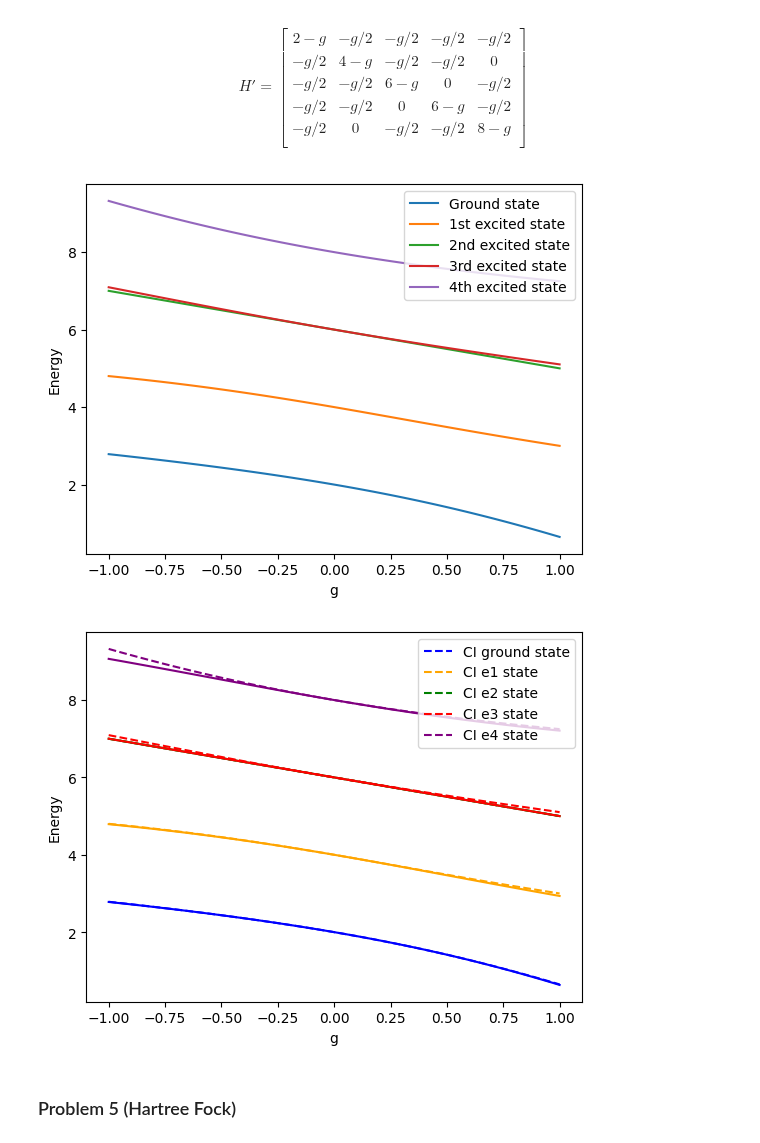
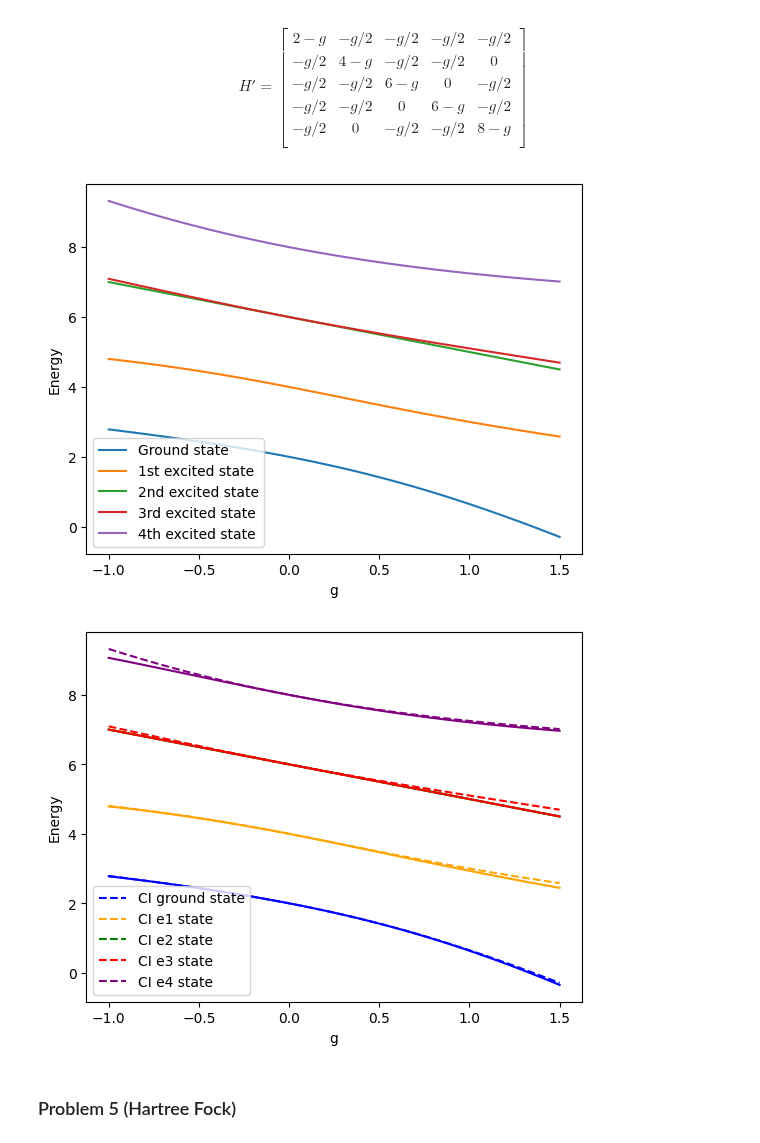
Before and after one commit to Daniel-Haas-B/quantum_many_body, a Jupyter notebook: midterm2/pset2.ipynb, the cells around one changed output. Saved outputs shown, nothing was run; the diff lists cells and outputs as text; code cells hidden in the pictures.

```diff
--- a/midterm2/pset2.ipynb
+++ b/midterm2/pset2.ipynb
@@ -40,7 +40,7 @@ fci_e3_energy = []
 fci_e4_energy = []
 fci_e5_energy = []
 
-g_list  = np.linspace(-1, 1, 100)
+g_list = np.linspace(-1.0, 1.5, 100)
 for g in g_list:
     H = np.zeros((6,6))
 
@@ -105,7 +105,7 @@ aprox_e2_energy = []
 aprox_e3_energy = []
 aprox_e4_energy = []
 
-g_list  = np.linspace(-1, 1, 100)
+g_list = np.linspace(-1.0, 1.5, 100)
 for g in g_list:
     H = np.zeros((5,5))
 
@@ -122,34 +122,34 @@ for g in g_list:
             if i + j != 5:
                 H[i,j] = -g/2
                 H[j,i] = -g/2
 
     # diagonalise the matrix
     eigvals, _ = jacobi(H)
 
     eigvals = np.sort(eigvals.diagonal())
 
     # save the energy of the states in a list
     aprox_gs_energy.append(eigvals[0])
     aprox_e1_energy.append(eigvals[1])
     aprox_e2_energy.append(eigvals[2])
     aprox_e3_energy.append(eigvals[3])
     aprox_e4_energy.append(eigvals[4])
 
 
 # plot the energies and g
 plt.plot(g_list, aprox_gs_energy, label='Ground state')
 plt.plot(g_list, aprox_e1_energy, label='1st excited state')
 plt.plot(g_list, aprox_e2_energy, label='2nd excited state')
 plt.plot(g_list, aprox_e3_energy, label='3rd excited state')
 plt.plot(g_list, aprox_e4_energy, label='4th excited state')
 plt.xlabel('g')
 plt.ylabel('Energy')
 plt.legend()
 
 #plt.savefig('energies_approx.pdf')
 plt.show()
 # %% [output]
-[figure, old version]
+[figure, new version]
 # %%
 # plot the energies and g
 plt.plot(g_list, aprox_gs_energy, label='CI ground state', linestyle='dashed', color='blue')
@@ -176,7 +176,7 @@ plt.legend()
 
 plt.savefig('energies_fci_aprox.pdf')
 # %% [output]
-[figure, old version]
+[figure, new version]
 # %% [markdown]
 ### Problem 5 (Hartree Fock)
 # %%
```
Also changed, not shown: parts of 9 cells of this notebook.
